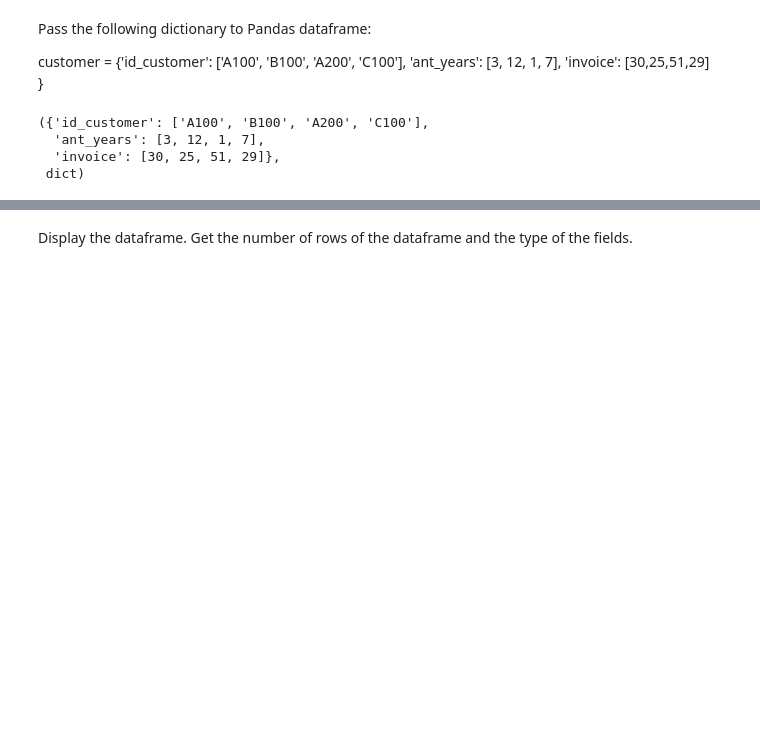
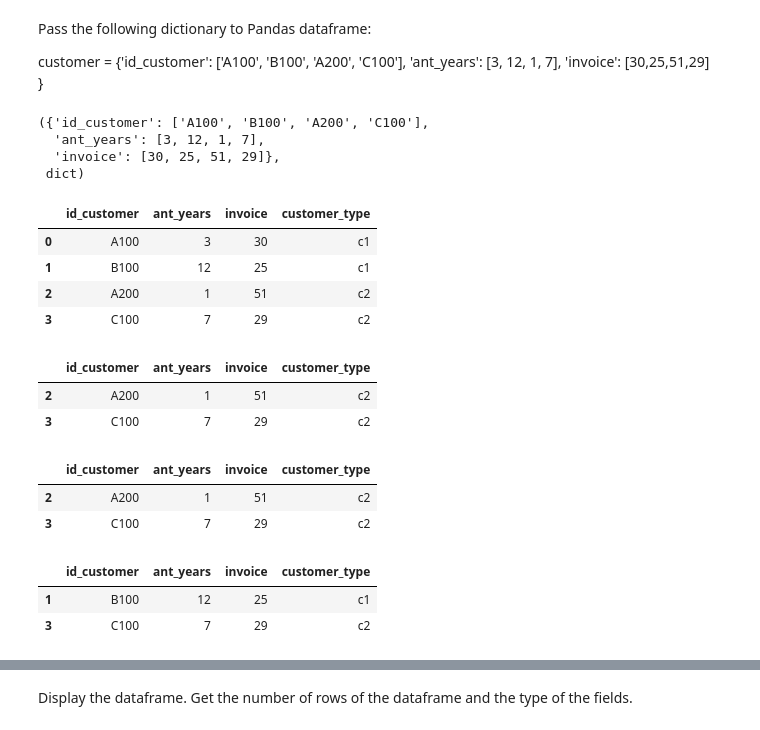
Before and after one commit to intisar2024/master_ITM, a Jupyter notebook: EJ08_STATEMENTS_pandas1.ipynb, the cells around one changed output, grey strips where cells are left out. Saved outputs shown, nothing was run; the diff lists cells and outputs as text; code cells hidden in the pictures; blank space fills up the shorter version.

```diff
--- a/EJ08_STATEMENTS_pandas1.ipynb
+++ b/EJ08_STATEMENTS_pandas1.ipynb
@@ -25,3 +25,36 @@ customer,type(customer)
   'ant_years': [3, 12, 1, 7],
   'invoice': [30, 25, 51, 29]},
  dict)
+# %%
+customer = {'id_customer': ['A100', 'B100', 'A200', 'C100'],
+            'ant_years': [3, 12, 1, 7],
+            'invoice': [30,25,51,29],
+            'customer_type':['c1','c1','c2','c2']
+}
+df=pd.DataFrame(customer)
+
+df
+# %% [output]
+|  | id_customer | ant_years | invoice | customer_type |
+| 0 | A100 | 3 | 30 | c1 |
+| 1 | B100 | 12 | 25 | c1 |
+| 2 | A200 | 1 | 51 | c2 |
+| 3 | C100 | 7 | 29 | c2 |
+# %%
+df[df['customer_type']=='c1']
+# %% [output]
+|  | id_customer | ant_years | invoice | customer_type |
+| 2 | A200 | 1 | 51 | c2 |
+| 3 | C100 | 7 | 29 | c2 |
+# %%
+df[df['customer_type']=='c2']
+# %% [output]
+|  | id_customer | ant_years | invoice | customer_type |
+| 2 | A200 | 1 | 51 | c2 |
+| 3 | C100 | 7 | 29 | c2 |
+# %%
+df[df['ant_years']>5]
+# %% [output]
+|  | id_customer | ant_years | invoice | customer_type |
+| 1 | B100 | 12 | 25 | c1 |
+| 3 | C100 | 7 | 29 | c2 |
```
Also changed, not shown: parts of 9 cells of this notebook.
